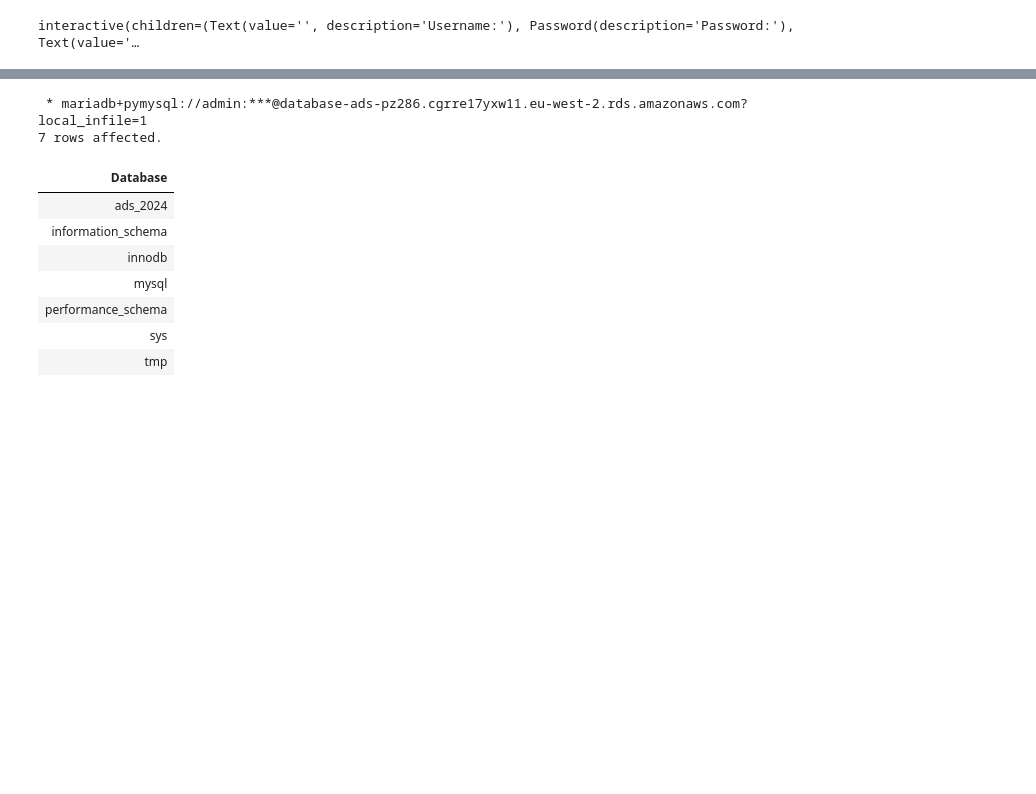
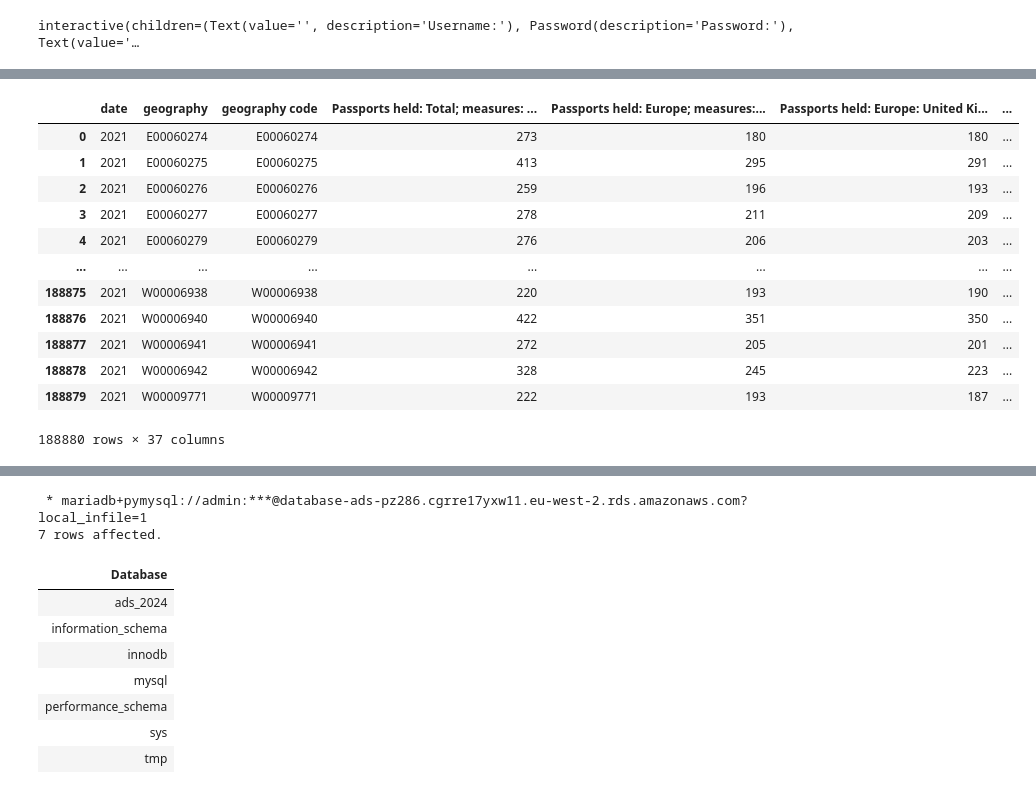
Before and after one commit to Pidongg/pz286_ads_2024, a Jupyter notebook: ads_course_assessment.ipynb, the cells around one changed output, grey strips where cells are left out. Drawn from its saved outputs; the diff is of its cells as text; code cells hidden in the pictures; blank space fills up the shorter version.

```diff
--- a/ads_course_assessment.ipynb
+++ b/ads_course_assessment.ipynb
@@ -208,0 +195,2 @@ full_time_student_df
+# %%
+ passport_held_df = get_df('TS005', level='oa')
@@ -208,0 +199,3 @@ full_time_student_df
+# %%
+passport_held_df['experiment'] = passport_held_df['Passports held: Europe: United Kingdom; measures: Value']+passport_held_df['Passports held: No passport held; measures: Value']
+passport_held_df['proportion_of_foreign_immigrants'] = 1- passport_held_df['experiment']/passport_held_df['Passports held: Total; measures: Value']
@@ -209,3 +223,19 @@ full_time_student_df
+# %%
+passport_held_df
+# %% [output]
+|  | date | geography | geography code | Passports held: Total; measures: ... | Passports held: Europe; measures:... | Passports held: Europe: United Ki... | ... |
+| 0 | 2021 | E00060274 | E00060274 | 273 | 180 | 180 | ... |
+| 1 | 2021 | E00060275 | E00060275 | 413 | 295 | 291 | ... |
+| 2 | 2021 | E00060276 | E00060276 | 259 | 196 | 193 | ... |
+| 3 | 2021 | E00060277 | E00060277 | 278 | 211 | 209 | ... |
+| 4 | 2021 | E00060279 | E00060279 | 276 | 206 | 203 | ... |
+| ... | ... | ... | ... | ... | ... | ... | ... |
+| 188875 | 2021 | W00006938 | W00006938 | 220 | 193 | 190 | ... |
+| 188876 | 2021 | W00006940 | W00006940 | 422 | 351 | 350 | ... |
+| 188877 | 2021 | W00006941 | W00006941 | 272 | 205 | 201 | ... |
+| 188878 | 2021 | W00006942 | W00006942 | 328 | 245 | 223 | ... |
+| 188879 | 2021 | W00009771 | W00009771 | 222 | 193 | 187 | ... |
+188880 rows × 37 columns
 # %%
 !pip install -U ipython-sql prettytable
 %config SqlMagic.style = '_DEPRECATED_DEFAULT'
```
Also changed, not shown: parts of 12 cells of this notebook.
